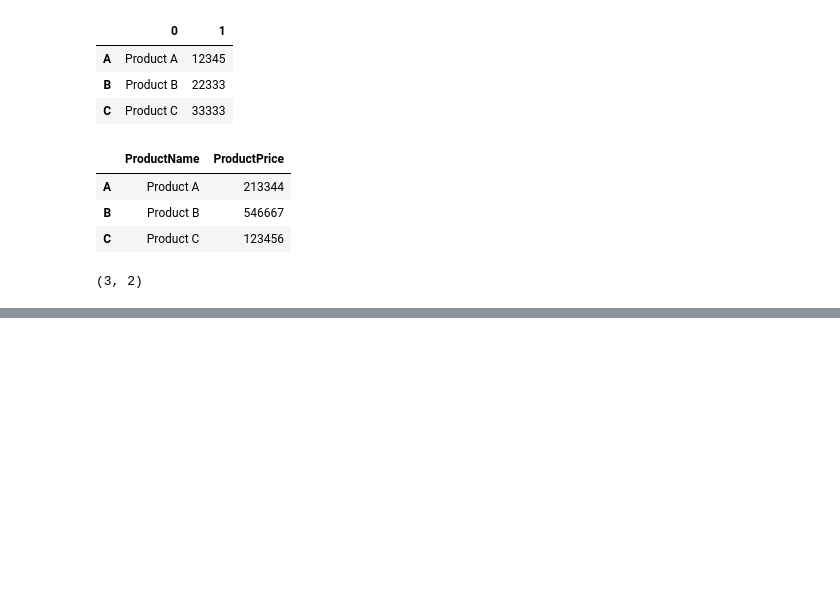
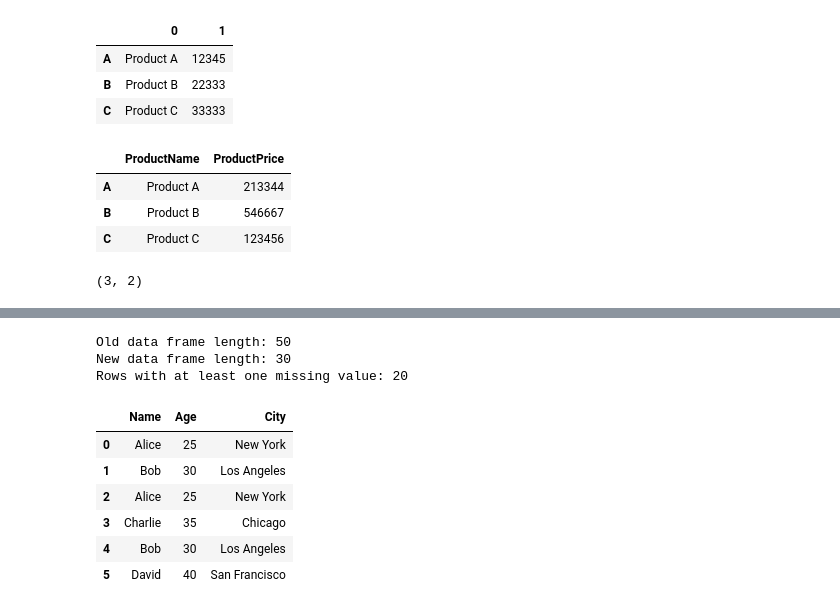
Before and after one commit to Luminary0528/Data-Science-Practice, a Jupyter notebook: numpyothLibraries.ipynb, the cells around one changed output, grey strips where cells are left out. Cells and saved outputs as stored; diff of their text form; code cells hidden in the pictures; blank space fills up the shorter version.

```diff
--- a/numpyothLibraries.ipynb
+++ b/numpyothLibraries.ipynb
@@ -1577,0 +1985,33 @@ df.shape
+# %%
+import pandas as pd
+d = pd.read_csv("/content/employees.csv")
+
+nd = d.dropna(axis=0, how='any')
+
+print("Old data frame length:", len(d))
+print("New data frame length:", len(nd))
+print("Rows with at least one missing value:", (len(d) - len(nd)))
+# %% [output]
+Old data frame length: 50
+New data frame length: 30
+Rows with at least one missing value: 20
+# %%
+#duplicate value
+import pandas as pd
+
+data = {
+    'Name': ['Alice', 'Bob', 'Alice', 'Charlie', 'Bob', 'David'],
+    'Age': [25, 30, 25, 35, 30, 40],
+    'City': ['New York', 'Los Angeles', 'New York', 'Chicago', 'Los Angeles', 'San Francisco']
+}
+
+df = pd.DataFrame(data)
+df
+# %% [output]
+|  | Name | Age | City |
+| 0 | Alice | 25 | New York |
+| 1 | Bob | 30 | Los Angeles |
+| 2 | Alice | 25 | New York |
+| 3 | Charlie | 35 | Chicago |
+| 4 | Bob | 30 | Los Angeles |
+| 5 | David | 40 | San Francisco |
```
Also changed, not shown: parts of 37 cells of this notebook.
